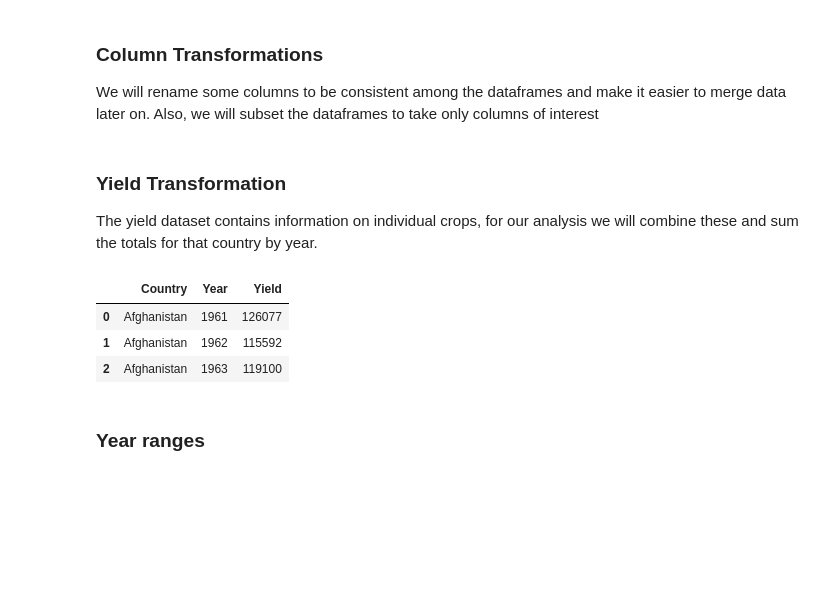
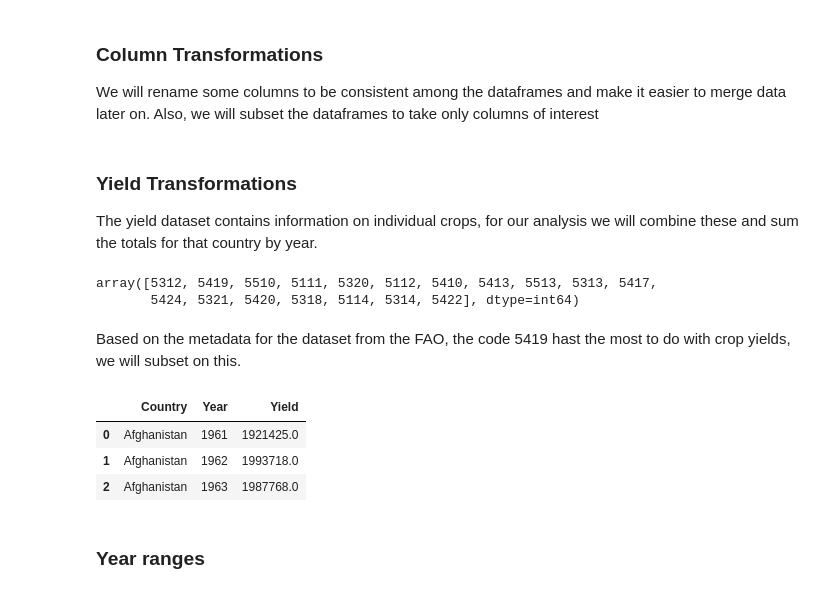
Before and after one commit to nkabram/um-milestone, a Jupyter notebook: milestone.ipynb, the cells around one changed output. Cells and saved outputs as stored; diff of their text form; code cells hidden in the pictures; blank space fills up the shorter version.

```diff
--- a/milestone.ipynb
+++ b/milestone.ipynb
@@ -22,0 +25,13 @@ yield_df = pd.read_csv('./yield.csv')
+# %%
+yield_url = 'https://fenixservices.fao.org/faostat/static/bulkdownloads/Production_Crops_Livestock_E_All_Data_(Normalized).zip'
+pest_url = 'https://fenixservices.fao.org/faostat/static/bulkdownloads/Inputs_Pesticides_Use_E_All_Data_(Normalized).zip'
+
+response = requests.get(yield_url)
+zip_file = ZipFile(BytesIO(response.content))
+csv_file = 'Production_Crops_Livestock_E_All_Data_(Normalized).csv'
+yield_df = pd.read_csv(zip_file.open(csv_file), encoding='ISO-8859-1')
+
+response = requests.get(pest_url)
+zip_file = ZipFile(BytesIO(response.content))
+csv_file = 'Inputs_Pesticides_Use_E_All_Data_(Normalized).csv'
+pest_df = pd.read_csv(zip_file.open(csv_file), encoding='ISO-8859-1')
@@ -262,24 +288,32 @@ The data types are mixed: integer types (Area Code, Element Code, Item Code, Yea
 ### Column Transformations
 We will rename some columns to be consistent among the dataframes and make it easier to merge data later on. Also, we will subset the dataframes to take only columns of interest
 # %%
-temp_df.rename(columns = {'year':'Year','country':'Country','avg_temp':'Average_Temperature'},inplace = True)
-rain_df.rename(columns = {' Area':'Country','average_rain_fall_mm_per_year':'Average_Rainfall'},inplace = True)
+temp_df.rename(columns = {'year':'Year','country':'Country','avg_temp':'Temperature'},inplace = True)
+rain_df.rename(columns = {' Area':'Country','average_rain_fall_mm_per_year':'Rainfall'},inplace = True)
 yield_df.rename(columns = {'Area':'Country','Value':'Yield'},inplace = True)
 pest_df.rename(columns = {'Area':'Country','Value':'Pesticides'},inplace = True)
 
 pest_df = pest_df[['Country', 'Year', 'Pesticides']]
-yield_df = yield_df[['Country', 'Item', 'Year', 'Yield']]
+yield_df = yield_df[['Country', 'Item', 'Year', 'Yield', 'Element Code']]
 # %% [markdown]
-### Yield Transformation
+### Yield Transformations
 The yield dataset contains information on individual crops, for our analysis we will combine these and sum the totals for that country by year.
+# %%
+yield_df['Element Code'].unique()
+# %% [output]
+array([5312, 5419, 5510, 5111, 5320, 5112, 5410, 5413, 5513, 5313, 5417,
+       5424, 5321, 5420, 5318, 5114, 5314, 5422], dtype=int64)
+# %% [markdown]
+Based on the metadata for the dataset from the FAO, the code 5419 hast the most to do with crop yields, we will subset on this.
+# %%
+yield_df = yield_df[yield_df['Element Code'] == 5419].groupby(['Country','Year'])['Yield'].sum().reset_index()
 # %%
-yield_df = yield_df.groupby(['Country','Year'])['Yield'].sum().reset_index()
 yield_df.head(3)
 # %% [output]
 |  | Country | Year | Yield |
-| 0 | Afghanistan | 1961 | 126077 |
-| 1 | Afghanistan | 1962 | 115592 |
-| 2 | Afghanistan | 1963 | 119100 |
+| 0 | Afghanistan | 1961 | 1921425.0 |
+| 1 | Afghanistan | 1962 | 1993718.0 |
+| 2 | Afghanistan | 1963 | 1987768.0 |
 # %% [markdown]
 ### Year ranges
 # %%
```
Also changed, not shown: parts of 46 cells of this notebook, 29 other files.
